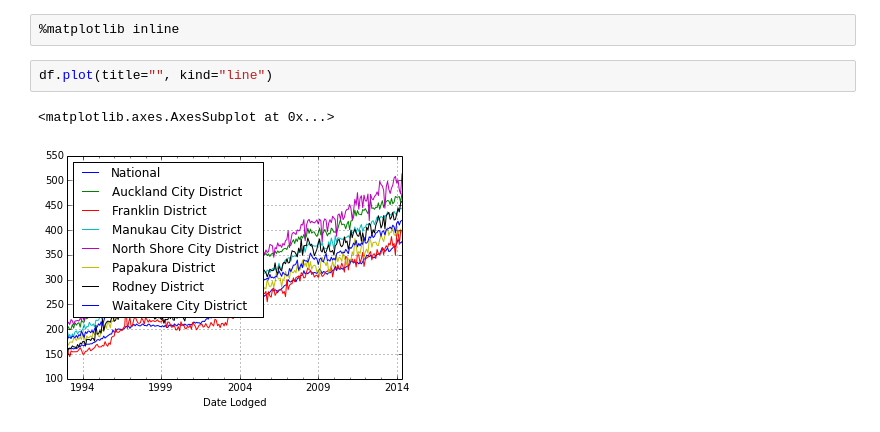
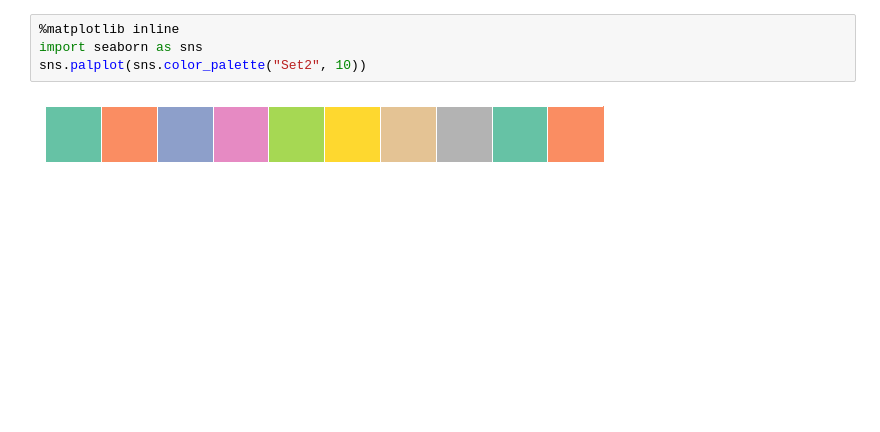
Before and after one commit to microamp/atombook, a Jupyter notebook: Market Rent.ipynb, the cells around one changed output. Cells and saved outputs as stored; diff of their text form; blank space fills up the shorter version.

```diff
--- a/Market Rent.ipynb
+++ b/Market Rent.ipynb
@@ -78,7 +56,6 @@ df.tail()
-# %%
-%matplotlib inline
-# %%
-df.plot(title="", kind="line")
-# %% [output]
-<matplotlib.axes.AxesSubplot at 0x...>
-[figure, removed]
+# %%
+%matplotlib inline
+import seaborn as sns
+sns.palplot(sns.color_palette("Set2", 10))
+# %% [output]
+[figure, added]
```
Also changed, not shown: parts of 7 cells of this notebook, 1 other file.
